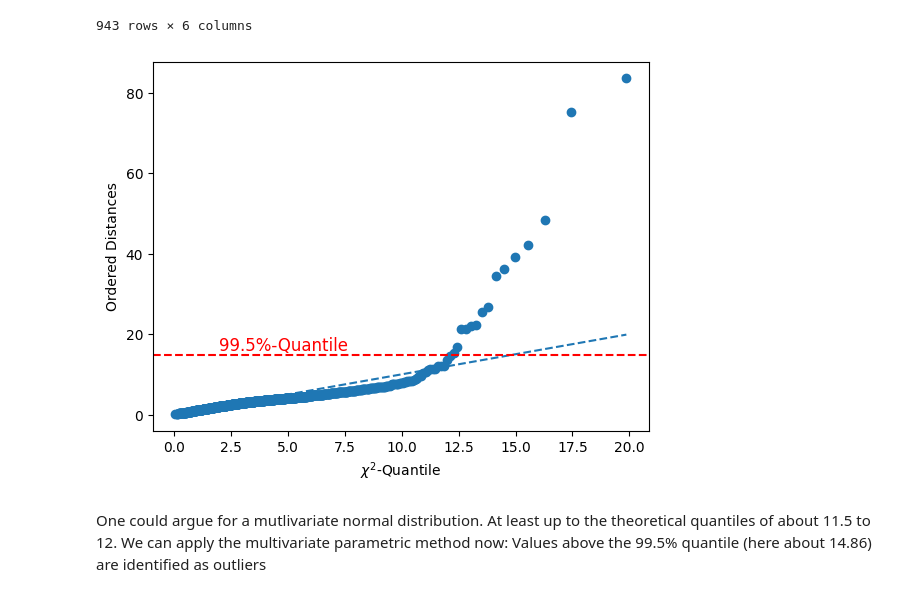
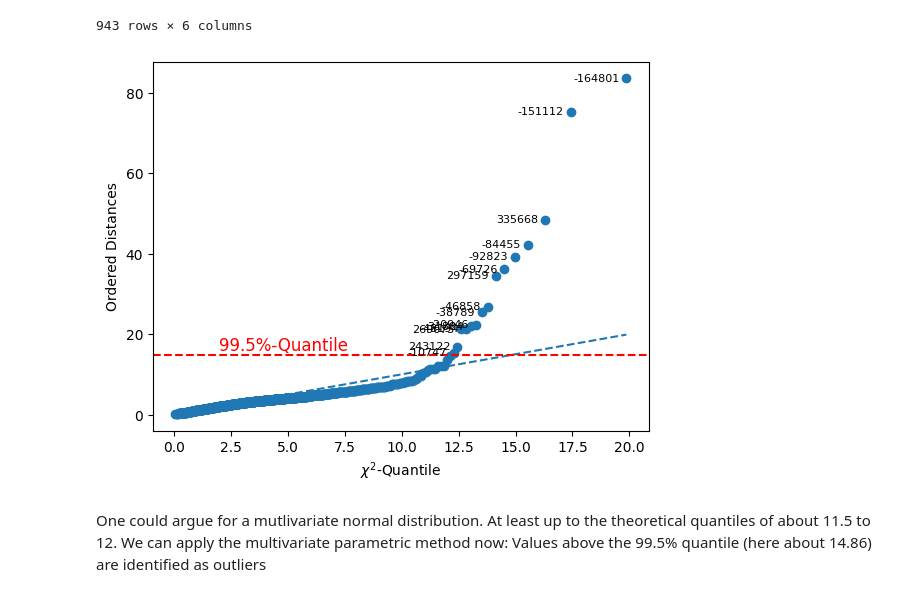
Before and after one commit to maxluetkemeyer/dataset_generator, a Jupyter notebook: dataset_1/2_OutlierDetection.ipynb, the cells around one changed output. Cells and saved outputs as stored; diff of their text form; code cells hidden in the pictures.

```diff
--- a/dataset_1/2_OutlierDetection.ipynb
+++ b/dataset_1/2_OutlierDetection.ipynb
@@ -105,17 +113,29 @@ data
 | 797 | 88 | -164801.150081 | 1.0 | 48 | 83.540922 | 19.868200 |
 943 rows × 6 columns
 # %%
-# plot theoretical and empirical quantiles
+# Plot theoretical and empirical quantiles
 quantile_995 = chi2.ppf(1 - 0.005, df=deg_f)
 plt.scatter(data['qc'], data['sorted_d'])
 plt.plot(data['qc'], data['qc'], linestyle='--', label='y = x (slope 1)')
 plt.xlabel(r'$\chi^2$-Quantile')
 plt.ylabel('Ordered Distances')
 plt.axhline(y=quantile_995, color='red', linestyle='--')
 plt.text(2, quantile_995, '99.5%-Quantile', color='red', fontsize=12, verticalalignment='bottom')
+
+# Annotate the 15 largest distances with their respective salary
+for i in range(15):
+    plt.annotate(
+        f'{data.iloc[-i-1]["salary"]:.0f}',
+        (data.iloc[-i-1]["qc"], data.iloc[-i-1]["sorted_d"]),
+        xytext=(-5, -2),  # Offset the text to the left by 10 units
+        textcoords='offset points',  # Interpret `xytext` as offset in points
+        fontsize=8,  # Make the text smaller
+        ha='right'  # Horizontally align the text to the right
+    )
+
 plt.show()
 # %% [output]
-[figure, old version]
+[figure, new version]
 # %% [markdown]
 One could argue for a mutlivariate normal distribution. At least up to the theoretical quantiles of about 11.5 to 12. We can apply the multivariate parametric method now: Values above the 99.5% quantile (here about 14.86) are identified as outliers
 # %%
```
Also changed, not shown: parts of 6 cells of this notebook, 11 other files.
